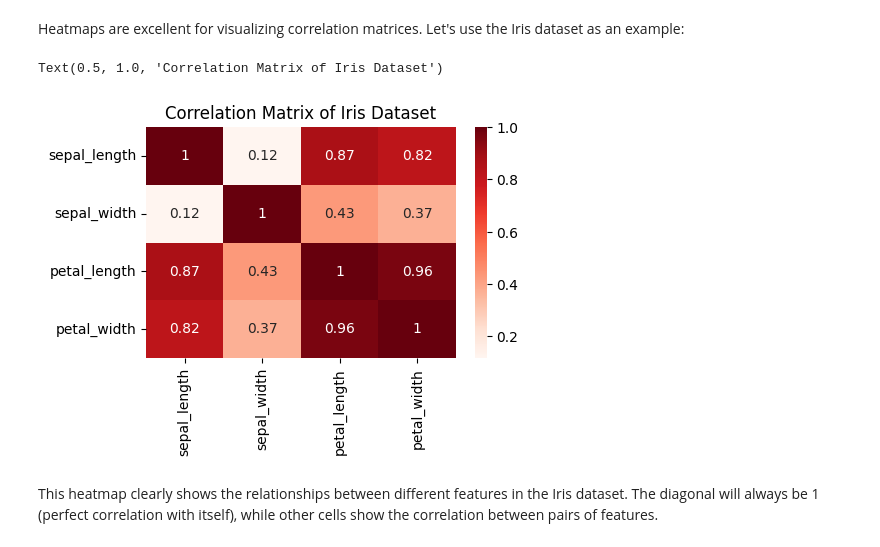
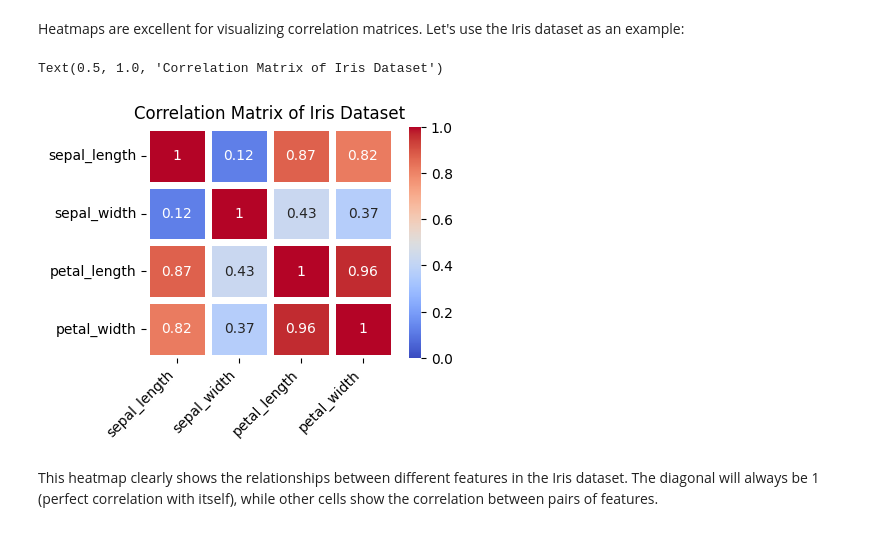
Before and after one commit to pytopia/Data-Visualization, a Jupyter notebook: Lectures/04 Plotting with Seaborn/07 Matrix Plots.ipynb, the cells around one changed output. Cells and saved outputs as stored; diff of their text form; code cells hidden in the pictures.

```diff
--- a/Lectures/04 Plotting with Seaborn/07 Matrix Plots.ipynb
+++ b/Lectures/04 Plotting with Seaborn/07 Matrix Plots.ipynb
@@ -139,17 +153,19 @@ In this example, we've:
 Heatmaps are excellent for visualizing correlation matrices. Let's use the Iris dataset as an example:
 # %%
 import numpy as np
-
 
 iris = sns.load_dataset("iris").drop(columns=["species"])
 correlation_matrix = np.abs(iris.corr())
 
-plt.figure(figsize=(5, 3))
-sns.heatmap(correlation_matrix, annot=True, cmap="Reds")
+plt.figure(figsize=(4, 3))
+ax = sns.heatmap(
+    correlation_matrix, annot=True, vmin=0, vmax=1, cmap="coolwarm", linewidths=5
+)
+plt.xticks(rotation=45, ha="right")
 plt.title("Correlation Matrix of Iris Dataset")
 # %% [output]
 Text(0.5, 1.0, 'Correlation Matrix of Iris Dataset')
-[figure, old version]
+[figure, new version]
 # %% [markdown]
 This heatmap clearly shows the relationships between different features in the Iris dataset. The diagonal will always be 1 (perfect correlation with itself), while other cells show the correlation between pairs of features.
 # %% [markdown]
```
Also changed, not shown: parts of 9 cells of this notebook, 2 other files.
